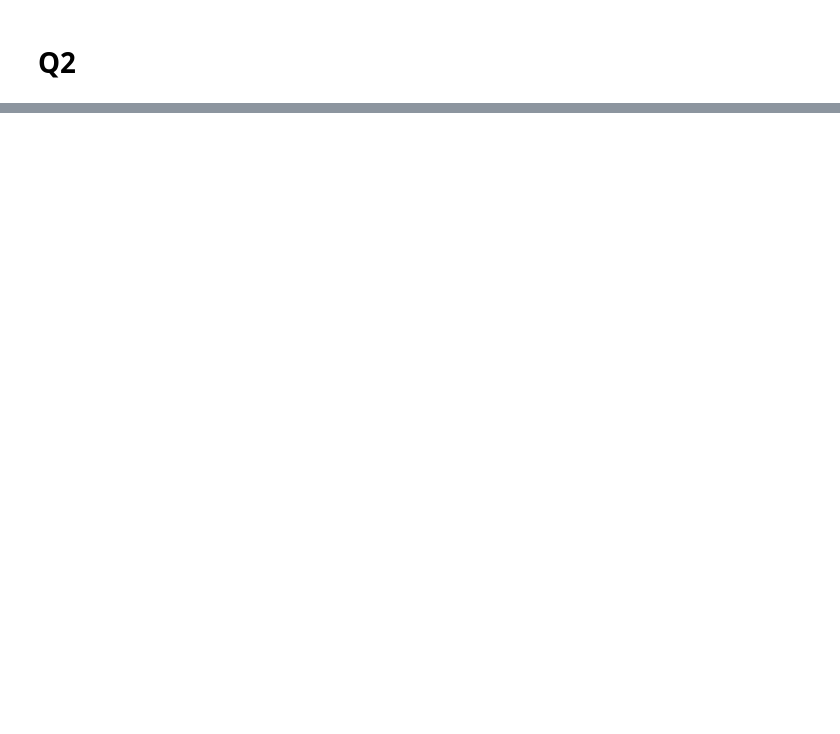
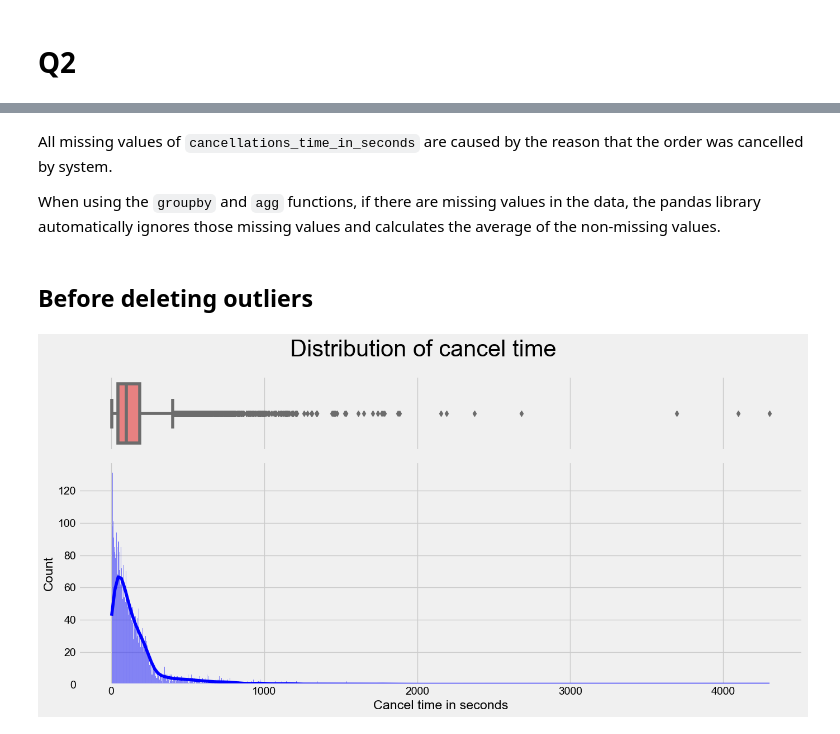
Before and after one commit to SUSTech-STA326/STA326_Assignment2, a Jupyter notebook: ass2.ipynb, the cells around one changed output, grey strips where cells are left out. Saved outputs shown, nothing was run; the diff lists cells and outputs as text; code cells hidden in the pictures; blank space fills up the shorter version.

```diff
--- a/ass2.ipynb
+++ b/ass2.ipynb
@@ -115,0 +251,26 @@ for p in bar.patches:
+# %% [markdown]
+All missing values of `cancellations_time_in_seconds` are caused by the reason that the order was cancelled by system.
+
+When using the `groupby` and `agg` functions, if there are missing values in the data, the pandas library automatically ignores those missing values and calculates the average of the non-missing values.
+# %% [markdown]
+## Before deleting outliers
+# %%
+import matplotlib.gridspec as gridspec
+fig = plt.figure(figsize=(14, 7))  # 创建一个新的图形，大小为 10x12
+gs = gridspec.GridSpec(2, 1, height_ratios=[1, 3])  # 创建一个包含两个子图的网格，上方的子图高度为 1，下方的子图高度为 4
+# width_ratios, 调整列的比例
+
+# 在上方的子图中绘制箱型图
+ax0 = plt.subplot(gs[0])
+sns.boxplot(x='cancellations_time_in_seconds', data=df_order, orient='h',color="#f97070",  ax=ax0)
+ax0.set_xlabel("")
+ax0.set_xticklabels([])
+# 在下方的子图中绘制直方图
+ax1 = plt.subplot(gs[1])
+sns.histplot(x='cancellations_time_in_seconds', data=df_order, binwidth=2, kde=True, color='blue', alpha=0.5, ax=ax1)
+ax1.set_xlabel("Cancel time in seconds")
+plt.suptitle('Distribution of cancel time', fontsize=30)
+plt.tight_layout()
+plt.savefig("output/Q3_distribution_of_cancel_time.svg")
+# %% [output]
+[figure, added]
```
Also changed, not shown: parts of 28 cells of this notebook, 8 other files.
